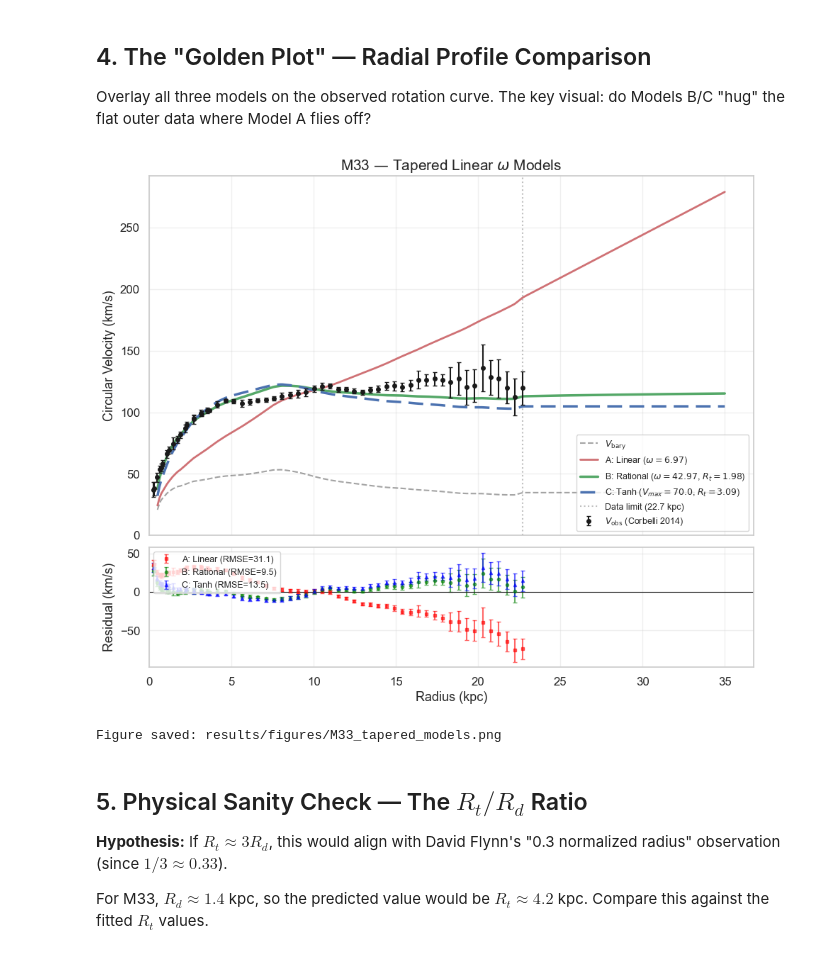
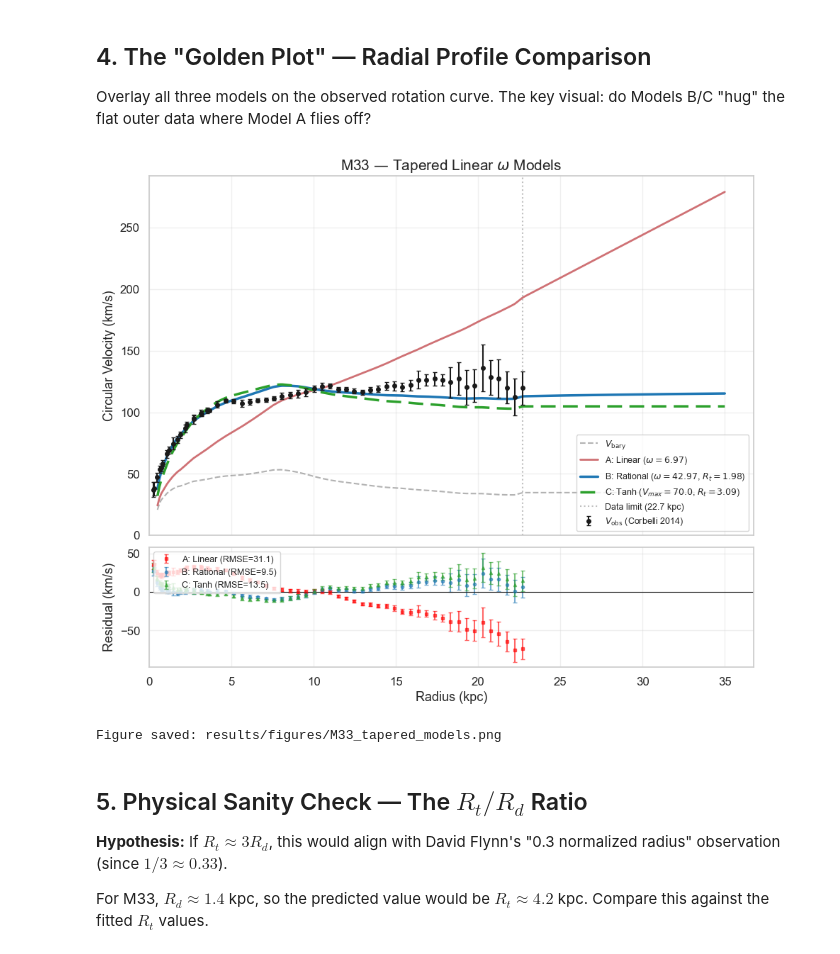
Before and after one commit to JustinSchneider/baryonic-omega-analysis, a Jupyter notebook: notebooks/03_tapered_linear_model.ipynb, the cells around one changed output. Cells and saved outputs as stored; diff of their text form; code cells hidden in the pictures.

```diff
--- a/notebooks/03_tapered_linear_model.ipynb
+++ b/notebooks/03_tapered_linear_model.ipynb
@@ -235,7 +235,7 @@ ax_main.errorbar(
 )
 
 ax_main.plot(
-    r_extrap, vb_extrap, 'k--', linewidth=1.5, alpha=0.4,
+    r_extrap, vb_extrap, '--', color='tab:gray', linewidth=1.5, alpha=0.6,
     label=r'$V_{\mathrm{bary}}$',
 )
 
@@ -245,12 +245,12 @@ ax_main.plot(
 )
 
 ax_main.plot(
-    r_extrap, v_B_extrap, 'g-', linewidth=2.5,
+    r_extrap, v_B_extrap, '-', color='tab:blue', linewidth=2.5,
     label=f'B: Rational ($\\omega = {result_B.omega_value:.2f}$, $R_t = {result_B.rt_value:.2f}$)',
 )
 
 ax_main.plot(
-    r_extrap, v_C_extrap, 'b-', linewidth=2.5, linestyle='--', dashes=(6, 3),
+    r_extrap, v_C_extrap, '-', color='tab:green', linewidth=2.5, linestyle='--', dashes=(6, 3),
     label=f'C: Tanh ($V_{{max}} = {result_C.vmax_value:.1f}$, $R_t = {result_C.rt_value:.2f}$)',
 )
 
@@ -267,36 +267,36 @@ ax_main.grid(True, alpha=0.3)
 # --- Lower panel: residuals (observed data range only) ---
 ax_res.errorbar(
     radius, result_A.residuals, yerr=v_err,
     fmt='s', color='red', markersize=3, capsize=2, alpha=0.6,
     label=f'A: Linear (RMSE={result_A.residuals_rmse:.1f})',
 )
 ax_res.errorbar(
     radius, result_B.residuals, yerr=v_err,
-    fmt='o', color='green', markersize=3, capsize=2, alpha=0.6,
+    fmt='o', color='tab:blue', markersize=3, capsize=2, alpha=0.6,
     label=f'B: Rational (RMSE={result_B.residuals_rmse:.1f})',
 )
 ax_res.errorbar(
     radius, result_C.residuals, yerr=v_err,
-    fmt='^', color='blue', markersize=3, capsize=2, alpha=0.6,
+    fmt='^', color='tab:green', markersize=3, capsize=2, alpha=0.6,
     label=f'C: Tanh (RMSE={result_C.residuals_rmse:.1f})',
 )
 ax_res.axhline(0, color='k', linewidth=0.8)
 
 ax_res.set_xlabel('Radius (kpc)', fontsize=13)
 ax_res.set_ylabel('Residual (km/s)', fontsize=13)
 ax_res.legend(fontsize=9, loc='upper left')
 ax_res.set_xlim(left=0)
 ax_res.grid(True, alpha=0.3)
 
 plt.tight_layout()
 fig.savefig(
     '../results/figures/M33_tapered_models.png',
     dpi=150, bbox_inches='tight',
 )
 plt.show()
 print('Figure saved: results/figures/M33_tapered_models.png')
 # %% [output]
-[figure, old version]
+[figure, new version]
 Figure saved: results/figures/M33_tapered_models.png
 # %% [markdown]
 ## 5. Physical Sanity Check — The $R_t / R_d$ Ratio
```
Also changed, not shown: parts of 2 cells of this notebook, 45 other files.
